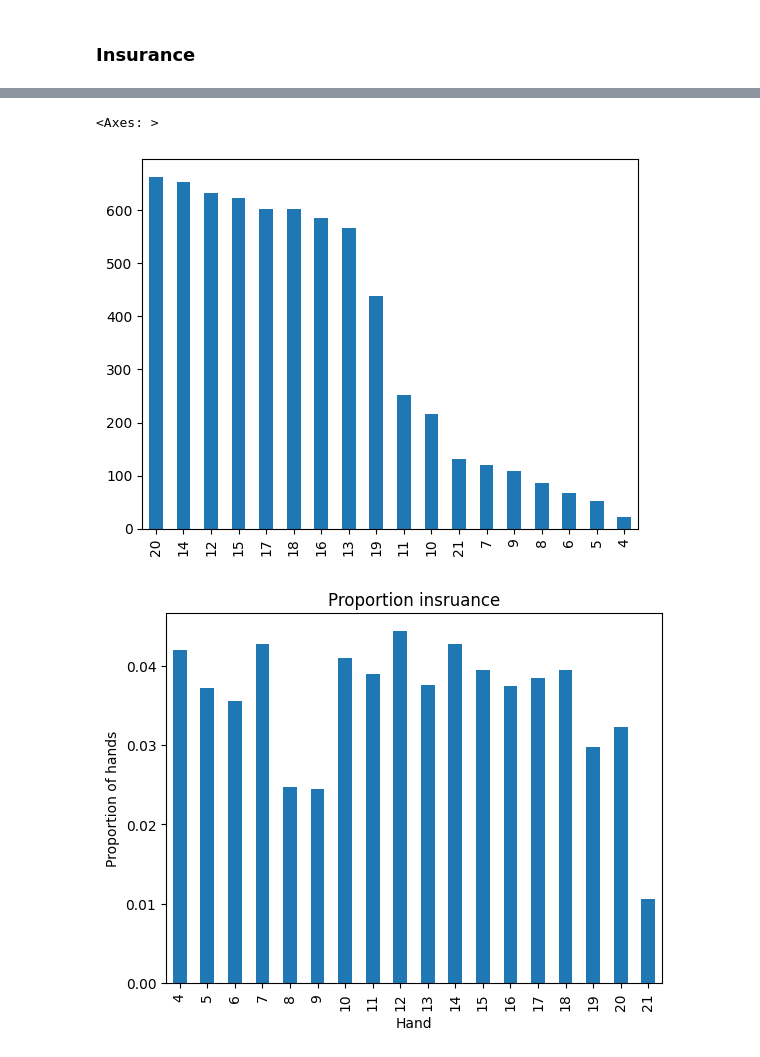
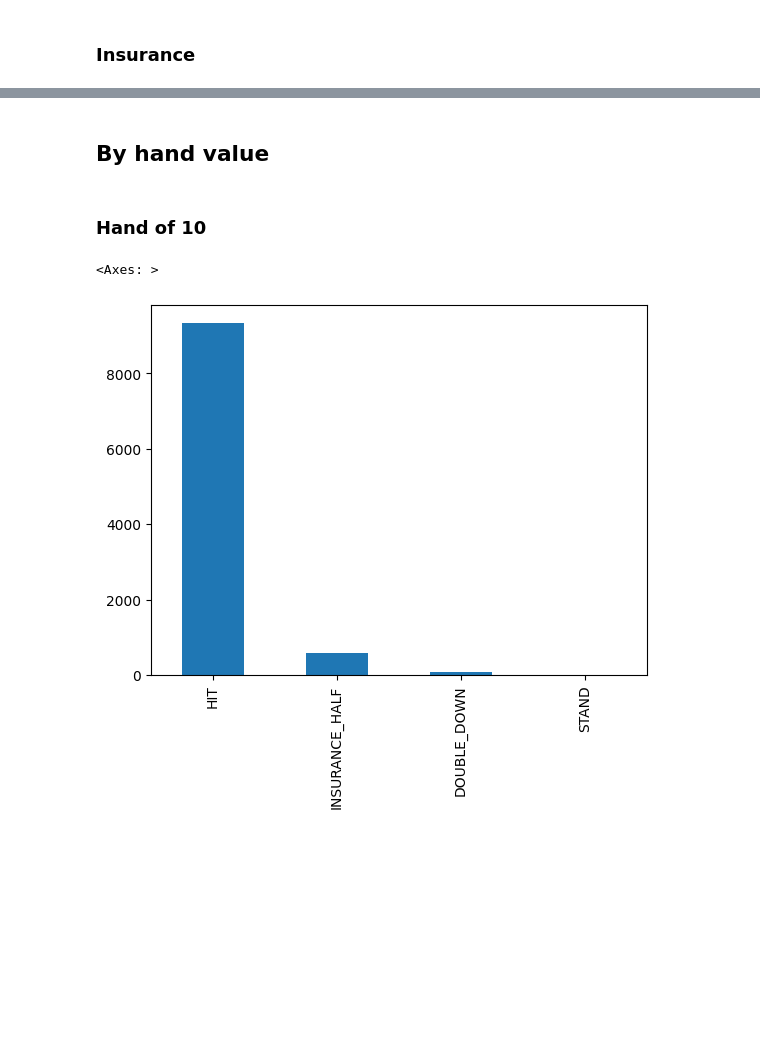
Before and after one commit to tuneerroy/rl-blackjack, a Jupyter notebook: Blackjack_RL.ipynb, the cells around one changed output, grey strips where cells are left out. Saved outputs shown, nothing was run; the diff lists cells and outputs as text; code cells hidden in the pictures; blank space fills up the shorter version.

```diff
--- a/Blackjack_RL.ipynb
+++ b/Blackjack_RL.ipynb
@@ -9,3 +14,8 @@ raw_df = pd.read_csv(DATA_FILE)
+# %%
+DATA_FILE = "blackjack-rl-eval.csv"
+names = ["Episode", "Dealer", "Current Hand", "Num Hands", "Hand", "Has Ace", "Can Split", "Has Hit", "Bet Size", "Insurance", "Action", "Reward", "Episode Net Reward"]
+
+raw_df = pd.read_csv(DATA_FILE, names = names, header=None)
 # %%
 raw_df.head()
 # %% [output]
@@ -226,9 +238,11 @@ insurance_df['Max Hand'].mean()
+# %% [markdown]
+## By hand value
+# %% [markdown]
+### Hand of 10
+# %%
+hand_10_df = raw_df[raw_df["Max Hand"] == 10].tail(10000)
 # %%
-insurance_df['Max Hand'].value_counts().plot(kind='bar')
+hand_10_df['Action'].value_counts().plot(kind='bar')
 # %% [output]
 <Axes: >
-[figure, old version]
+[figure, new version]
-# %%
-plot_proportion_hands(insurance_df['Max Hand'].value_counts(), max_hands_df, "Proportion insruance")
-# %% [output]
-[figure, removed]
```
Also changed, not shown: parts of 51 cells of this notebook.
